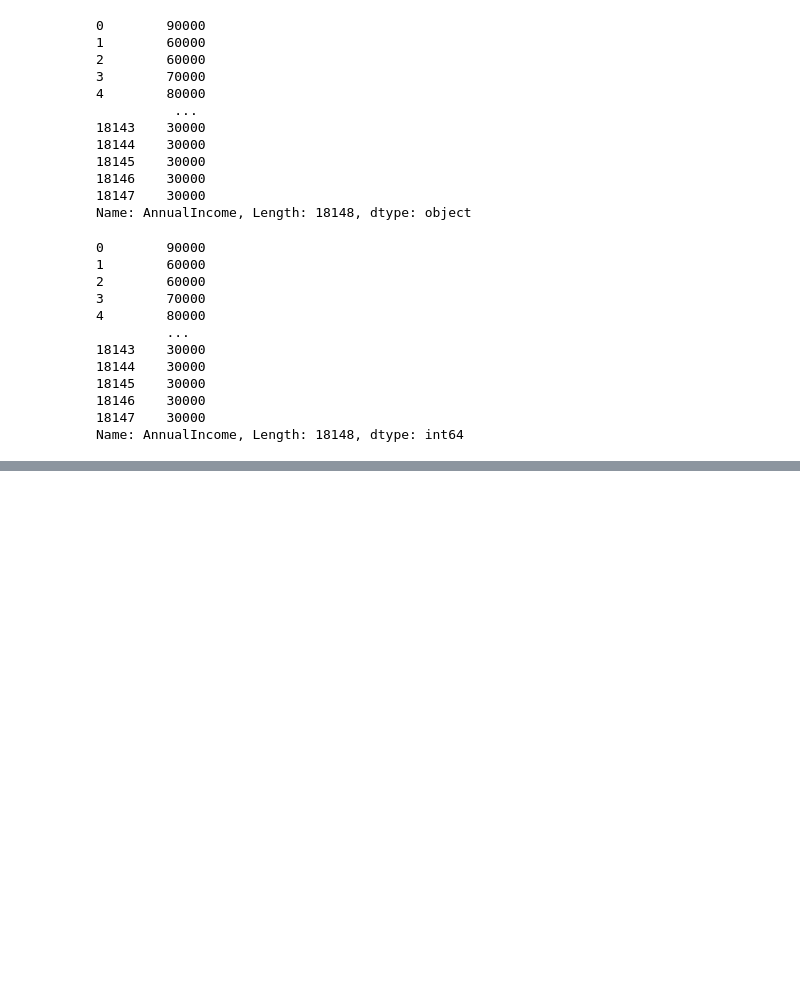
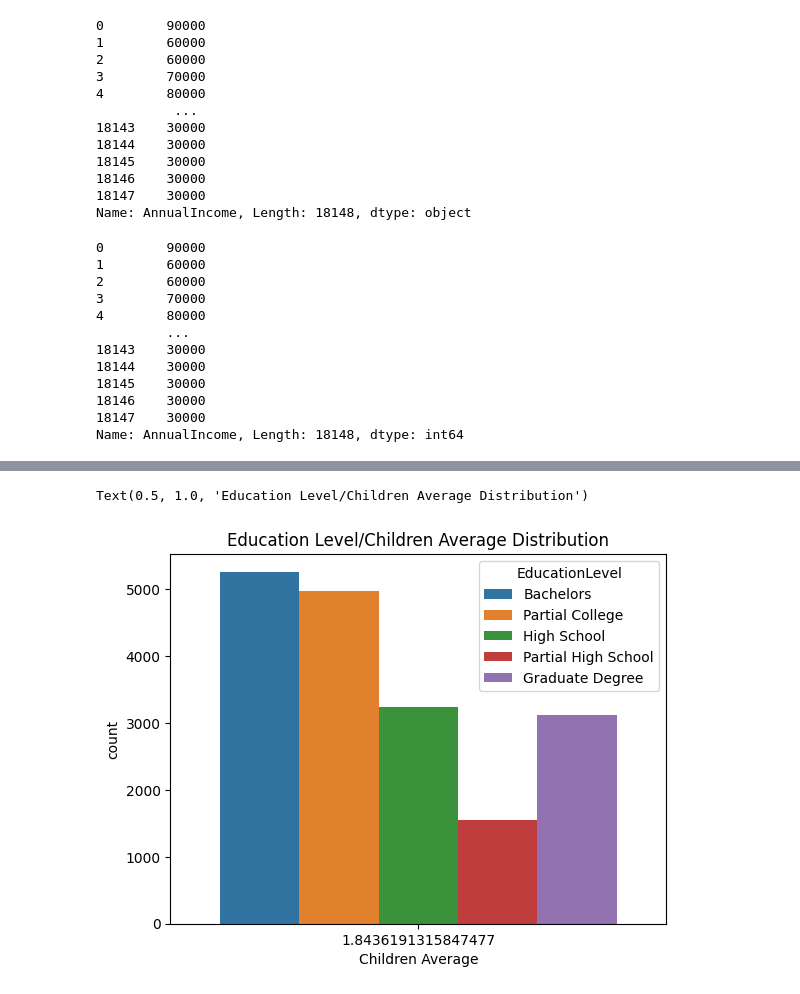
Before and after one commit to Christydataprog/Customers, a Jupyter notebook: Customer_Matplotlib.ipynb, the cells around one changed output, grey strips where cells are left out. Saved outputs shown, nothing was run; the diff lists cells and outputs as text; code cells hidden in the pictures; blank space fills up the shorter version.

```diff
--- a/Customer_Matplotlib.ipynb
+++ b/Customer_Matplotlib.ipynb
@@ -204,0 +278,3 @@ Name: AnnualIncome, Length: 18148, dtype: int64
+# %%
+df['Children Average'] = df.TotalChildren.mean()
+df.sample()
@@ -204,0 +303,6 @@ Name: AnnualIncome, Length: 18148, dtype: int64
+# %%
+sns.countplot(x = "Children Average", hue = "EducationLevel" , data = df)
+plt.title("Education Level/Children Average Distribution")
+# %% [output]
+Text(0.5, 1.0, 'Education Level/Children Average Distribution')
+[figure, added]
```
Also changed, not shown: parts of 53 cells of this notebook.
